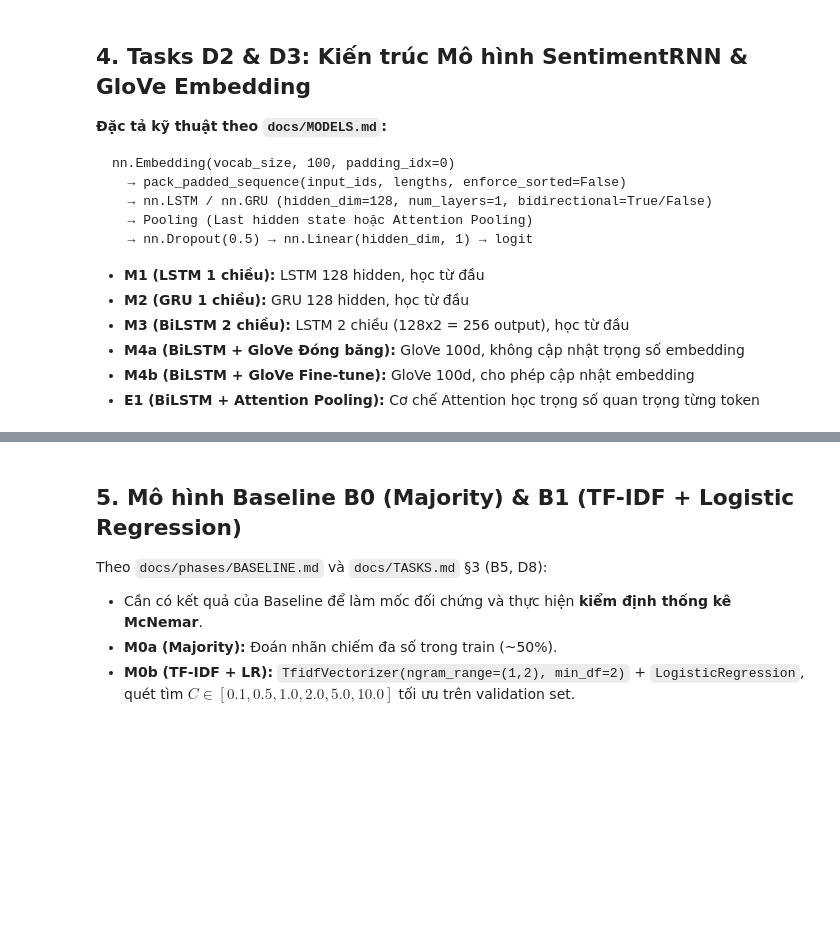
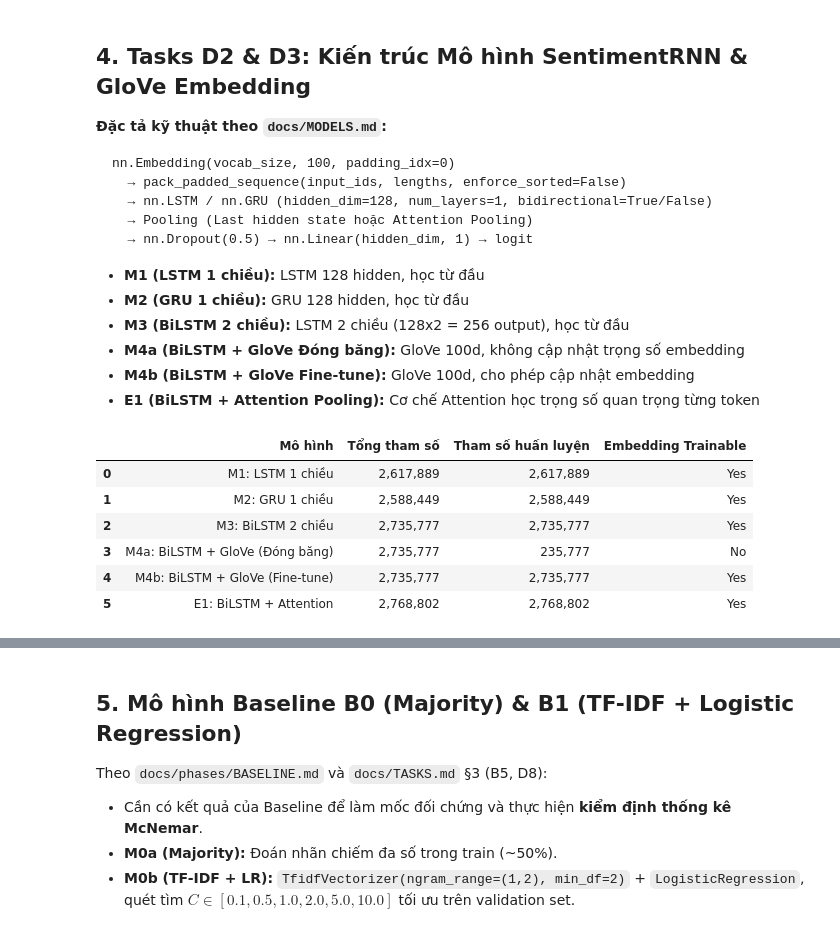
Before and after one commit to dainguyenbao2006-cyber/LSTM_PJ, a Jupyter notebook: notebook/test.ipynb, the cells around one changed output, grey strips where cells are left out. Saved outputs shown, nothing was run; the diff lists cells and outputs as text; code cells hidden in the pictures; blank space fills up the shorter version.

Commit message:
Được tạo bằng Colab

```diff
--- a/notebook/test.ipynb
+++ b/notebook/test.ipynb
@@ -64,6 +81,19 @@ else:
    - Giữ nguyên toàn bộ 25.000 review của tập test.
 5. **Kết quả:** `data/processed/reviews.parquet` (22.306 train, 2.473 val, 25.000 test = 49.779 review).
 # %%
+import sys
+import os
+from pathlib import Path
+
+# Đảm bảo đường dẫn tới thư mục dự án LSTM_PJ được cấu hình đúng
+cloned_dir = Path("/content/LSTM_PJ")
+if cloned_dir.exists():
+    PROJECT_ROOT = cloned_dir
+    if str(PROJECT_ROOT) not in sys.path:
+        sys.path.insert(0, str(PROJECT_ROOT))
+    os.chdir(PROJECT_ROOT)
+    print(f"🔄 Đã chuyển thư mục làm việc sang repository: {PROJECT_ROOT}")
+
 from src.data.download import download_imdb, load_split
 from src.data.clean import clean_text, text_hash
 from src.data.split import apply_split, read_split
@@ -203,28 +271,49 @@ nn.Embedding(vocab_size, 100, padding_idx=0)
 # %%
 from src.models.rnn import SentimentRNN
 from src.models.glove import build_glove_matrix
+import numpy as np
+
+# Khởi tạo ma trận giả lập 100d tạm thời nếu chưa có file GloVe thật, để khởi dựng cấu trúc chính xác cho mô hình
+try:
+    glove_file = PROJECT_ROOT / "data" / "glove" / "glove.6B.100d.txt"
+    if glove_file.exists():
+        dummy_glove, _ = build_glove_matrix(vocab, glove_path=glove_file, embed_dim=100)
+    else:
+        dummy_glove = np.random.normal(scale=0.6, size=(len(vocab), 100))
+except Exception:
+    dummy_glove = np.random.normal(scale=0.6, size=(len(vocab), 100))
 
 # 1. Bảng đếm tham số chính xác cho tất cả các mô hình
 model_instances = {
     "M1: LSTM 1 chiều"               : SentimentRNN(len(vocab), 100, 128, rnn_type="lstm", bidirectional=False),
     "M2: GRU 1 chiều"                : SentimentRNN(len(vocab), 100, 128, rnn_type="gru", bidirectional=False),
     "M3: BiLSTM 2 chiều"             : SentimentRNN(len(vocab), 100, 128, rnn_type="lstm", bidirectional=True),
-    "M4a: BiLSTM + GloVe (Đóng băng)": SentimentRNN(len(vocab), 100, 128, rnn_type="lstm", bidirectional=True, freeze=True),
-    "M4b: BiLSTM + GloVe (Fine-tune)": SentimentRNN(len(vocab), 100, 128, rnn_type="lstm", bidirectional=True, freeze=False),
+    "M4a: BiLSTM + GloVe (Đóng băng)": SentimentRNN(len(vocab), 100, 128, rnn_type="lstm", bidirectional=True, pretrained_embeddings=dummy_glove, freeze=True),
+    "M4b: BiLSTM + GloVe (Fine-tune)": SentimentRNN(len(vocab), 100, 128, rnn_type="lstm", bidirectional=True, pretrained_embeddings=dummy_glove, freeze=False),
     "E1: BiLSTM + Attention"         : SentimentRNN(len(vocab), 100, 128, rnn_type="lstm", bidirectional=True, pooling="attention"),
 }
 
 param_table = []
 for name, m in model_instances.items():
     counts = m.count_parameters()
+    embedding_trainable = m.embedding.weight.requires_grad
+
     param_table.append({
         "Mô hình": name,
-        "Tổng tham số": f"{counts['total']:,}",
-        "Tham số huấn luyện": f"{counts['trainable']:,}",
-        "Embedding Trainable": counts["embedding_trainable"]
+        "Tổng tham số": f"{counts.get('total', 0):,}",
+        "Tham số huấn luyện": f"{counts.get('trainable', 0):,}",
+        "Embedding Trainable": "Yes" if embedding_trainable else "No"
     })
 
 display(pd.DataFrame(param_table))
+# %% [output]
+|  | Mô hình | Tổng tham số | Tham số huấn luyện | Embedding Trainable |
+| 0 | M1: LSTM 1 chiều | 2,617,889 | 2,617,889 | Yes |
+| 1 | M2: GRU 1 chiều | 2,588,449 | 2,588,449 | Yes |
+| 2 | M3: BiLSTM 2 chiều | 2,735,777 | 2,735,777 | Yes |
+| 3 | M4a: BiLSTM + GloVe (Đóng băng) | 2,735,777 | 235,777 | No |
+| 4 | M4b: BiLSTM + GloVe (Fine-tune) | 2,735,777 | 2,735,777 | Yes |
+| 5 | E1: BiLSTM + Attention | 2,768,802 | 2,768,802 | Yes |
 # %%
 # 2. Xây dựng ma trận GloVe Embedding (Task D3)
 glove_file = PROJECT_ROOT / "data" / "glove" / "glove.6B.100d.txt"
```
Also changed, not shown: parts of 20 cells of this notebook.
